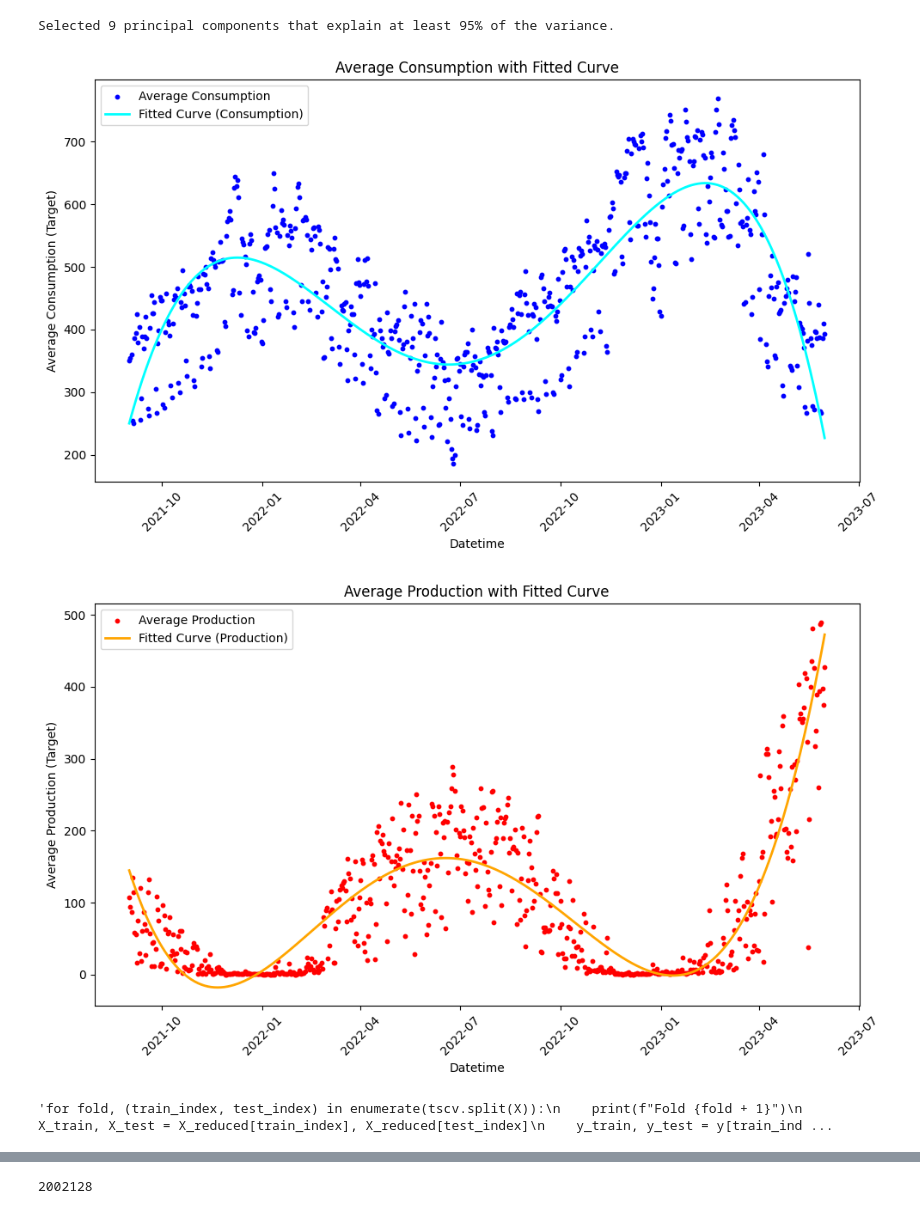
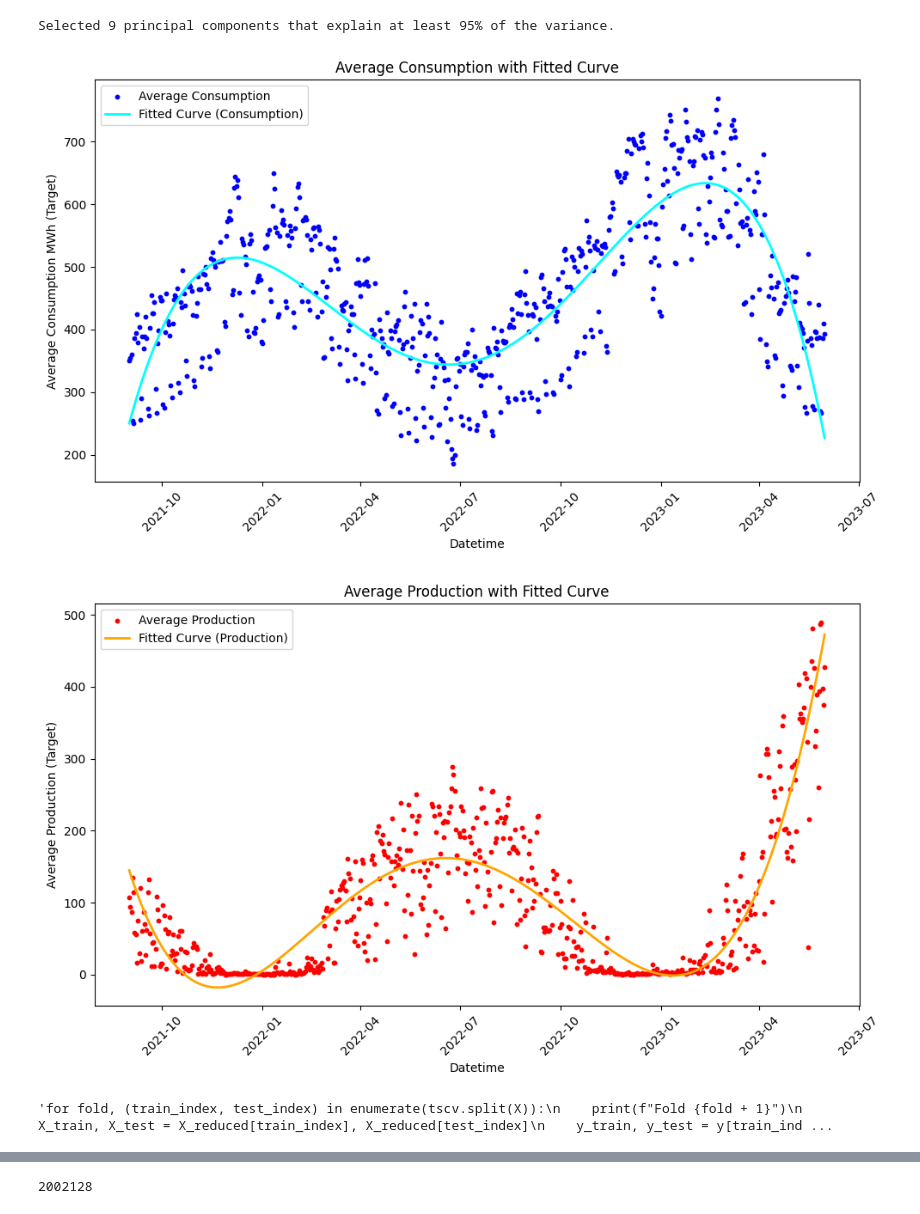
Before and after one commit to ma2622/Energy-Consumption-Project, a Jupyter notebook: data.ipynb, the cells around one changed output, grey strips where cells are left out. Drawn from its saved outputs; the diff is of its cells as text; code cells hidden in the pictures.

```diff
--- a/data.ipynb
+++ b/data.ipynb
@@ -291,7 +291,7 @@ plt.scatter(consumption_data_avg.index, y_consumption, label="Average Consumptio
 plt.plot(consumption_data_avg.index, y_consumption_fit, label="Fitted Curve (Consumption)", color='cyan', linewidth=2)
 plt.title("Average Consumption with Fitted Curve")
 plt.xlabel("Datetime")
-plt.ylabel("Average Consumption (Target)")
+plt.ylabel("Average Consumption MWh (Target)")
 plt.xticks(rotation=45)
 plt.legend()
 plt.tight_layout()
@@ -323,34 +323,34 @@ plt.show()
 from sklearn.model_selection import TimeSeriesSplit
 import numpy as np
 from sklearn.ensemble import RandomForestRegressor
 
 features = ["hour", "dayofweek", "month",  "daily_avg_temp", "daily_avg_radiation", "daily_avg_cloudcover", "daily_avg_wind", "target_lag_24h", "target_rolling_24h",
             "lowest_price_per_mwh", "highest_price_per_mwh"]
 
 from sklearn.model_selection import TimeSeriesSplit
 
 # Prepare data, drop rows with NaNs in features or target
 data = merged_df.dropna(subset=features + ["target"])
 
 X = data[features].values  # convert to numpy array
 y = data["target"].values  # convert to numpy array
 
 # Initialize TimeSeriesSplit
 #tscv = TimeSeriesSplit(n_splits=3)  # change the number of splits
 
 '''for fold, (train_index, test_index) in enumerate(tscv.split(X)):
     print(f"Fold {fold + 1}")
     X_train, X_test = X_reduced[train_index], X_reduced[test_index]
     y_train, y_test = y[train_index], y[test_index]
 
     # Now train  model here:
     model = RandomForestRegressor(n_estimators=50)
     model.fit(X_train, y_train)
     preds = model.predict(X_test)
 
     print(f"Train size: {len(train_index)}, Test size: {len(test_index)}")'''
 # %% [output]
-[figure, old version]
+[figure, new version]
 [figure]
 'for fold, (train_index, test_index) in enumerate(tscv.split(X)):\n    print(f"Fold {fold + 1}")\n    X_train, X_test = X_reduced[train_index], X_reduced[test_index]\n    y_train, y_test = y[train_ind ...
 # %%
```
Also changed, not shown: 11 other files.
